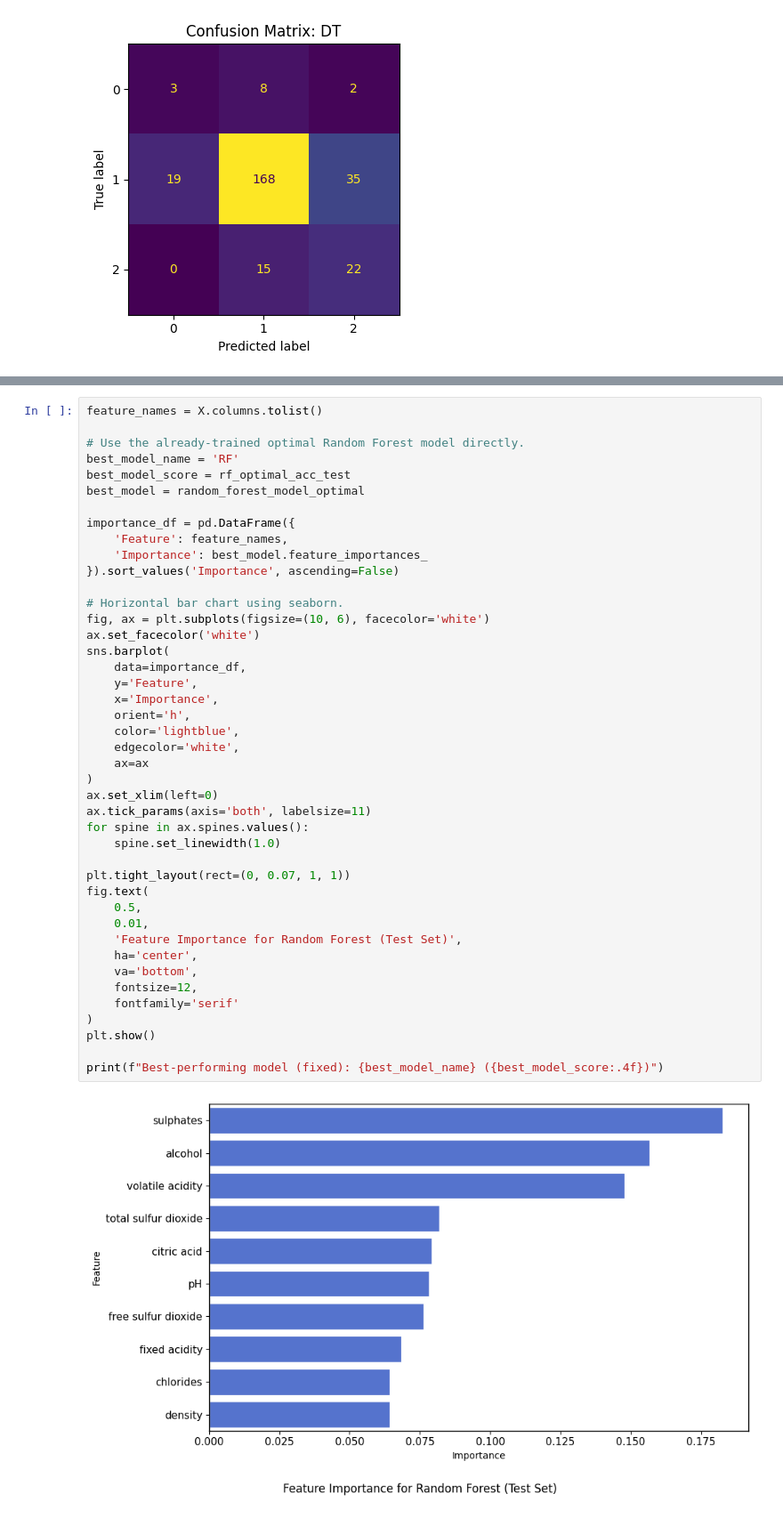
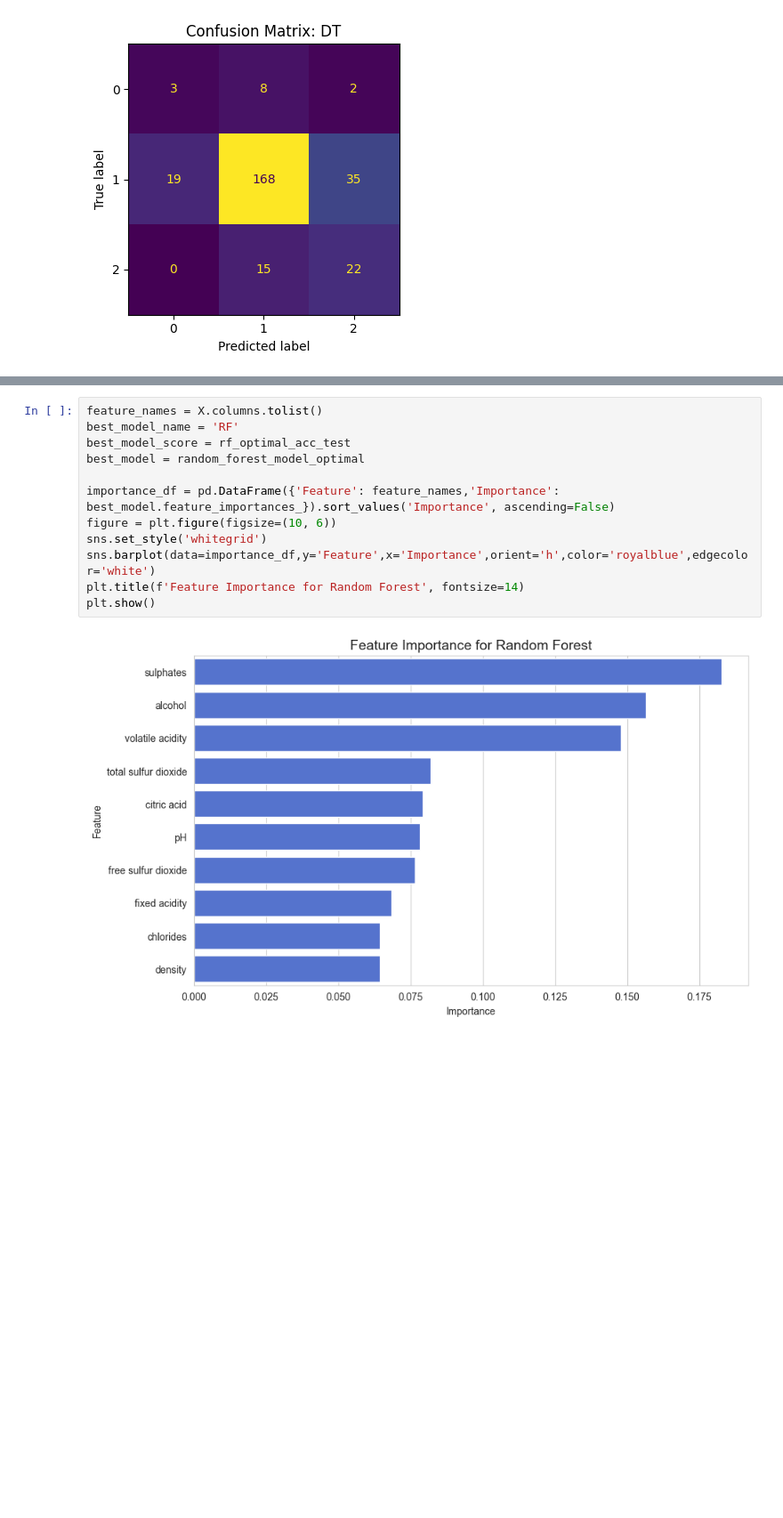
Before and after one commit to Priceaj89/DATA6550-Bias-Reproducibility, a Jupyter notebook: CODE/PRICE/Wine_reproduceability_AlexanderPrice.ipynb, the cells around one changed output, grey strips where cells are left out. Shown at 89% size. Saved outputs shown, nothing was run; the diff lists cells and outputs as text; blank space fills up the shorter version.

```diff
--- a/CODE/PRICE/Wine_reproduceability_AlexanderPrice.ipynb
+++ b/CODE/PRICE/Wine_reproduceability_AlexanderPrice.ipynb
@@ -1535,45 +1551,14 @@ plot_confusion_matrix_single(y_test_dt, y_pred_dt, model_name='DT', class_labels
 # %%
 feature_names = X.columns.tolist()
-
-# Use the already-trained optimal Random Forest model directly.
 best_model_name = 'RF'
 best_model_score = rf_optimal_acc_test
 best_model = random_forest_model_optimal
 
-importance_df = pd.DataFrame({
-    'Feature': feature_names,
-    'Importance': best_model.feature_importances_
-}).sort_values('Importance', ascending=False)
-
-# Horizontal bar chart using seaborn.
-fig, ax = plt.subplots(figsize=(10, 6), facecolor='white')
-ax.set_facecolor('white')
-sns.barplot(
-    data=importance_df,
-    y='Feature',
-    x='Importance',
-    orient='h',
-    color='lightblue',
-    edgecolor='white',
-    ax=ax
-)
-ax.set_xlim(left=0)
-ax.tick_params(axis='both', labelsize=11)
-for spine in ax.spines.values():
-    spine.set_linewidth(1.0)
-
-plt.tight_layout(rect=(0, 0.07, 1, 1))
-fig.text(
-    0.5,
-    0.01,
-    'Feature Importance for Random Forest (Test Set)',
-    ha='center',
-    va='bottom',
-    fontsize=12,
-    fontfamily='serif'
-)
+importance_df = pd.DataFrame({'Feature': feature_names,'Importance': best_model.feature_importances_}).sort_values('Importance', ascending=False)
+figure = plt.figure(figsize=(10, 6))
+sns.set_style('whitegrid')
+sns.barplot(data=importance_df,y='Feature',x='Importance',orient='h',color='royalblue',edgecolor='white')
+plt.title(f'Feature Importance for Random Forest', fontsize=14)
 plt.show()
-
-print(f"Best-performing model (fixed): {best_model_name} ({best_model_score:.4f})")
 # %% [output]
-[figure, old version]
+[figure, new version]
```
Also changed, not shown: parts of 6 cells of this notebook.
